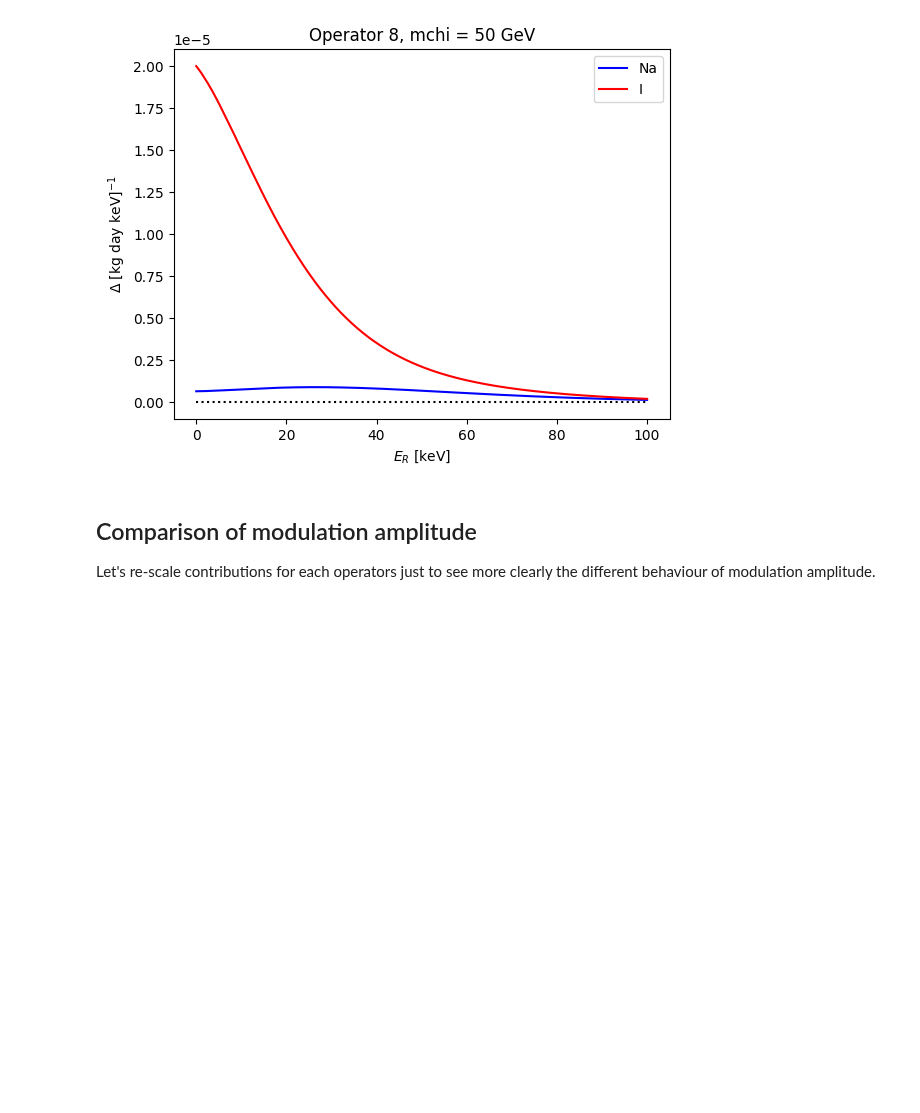
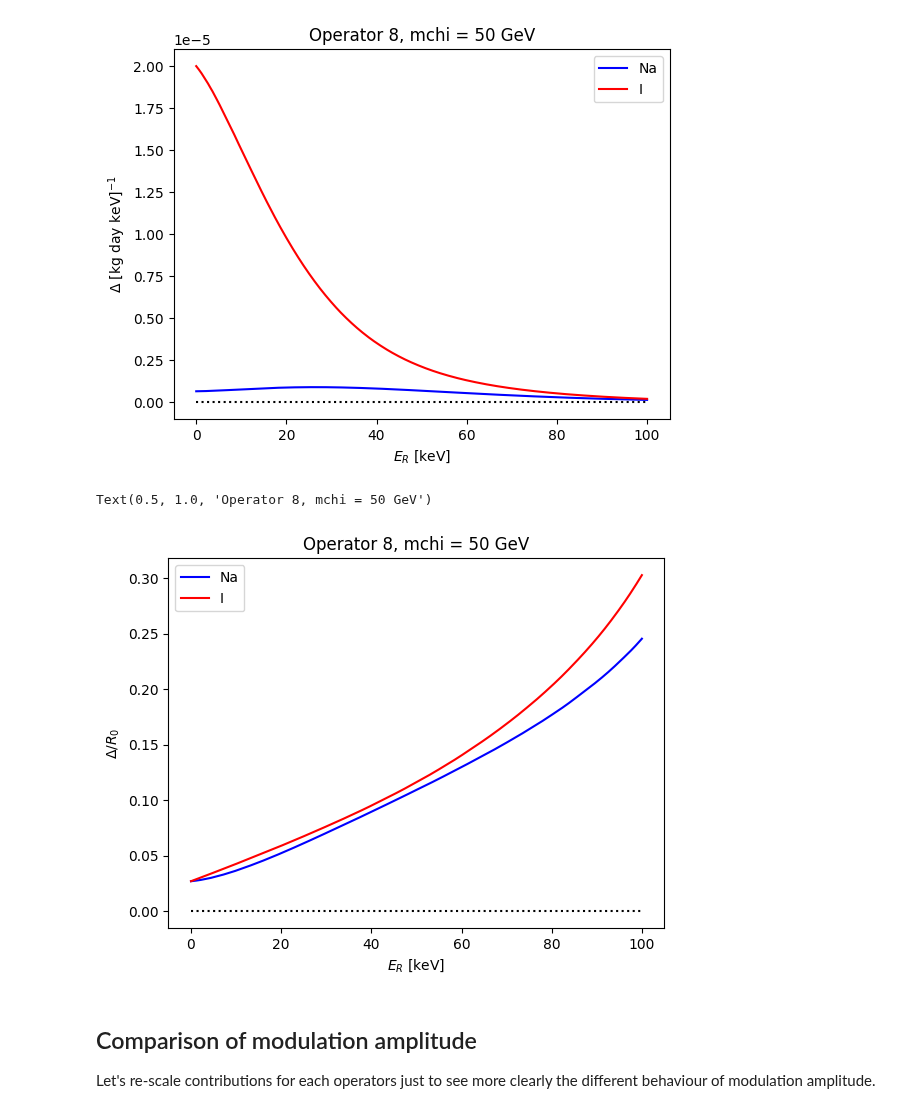
Before and after one commit to cheekyparticle/RAPIDD_for_DM, a Jupyter notebook: rapidd/modulation.ipynb, the cells around one changed output. Drawn from its saved outputs; the diff is of its cells as text; code cells hidden in the pictures; blank space fills up the shorter version.

```diff
--- a/rapidd/modulation.ipynb
+++ b/rapidd/modulation.ipynb
@@ -181,6 +218,21 @@ plt.title(f"Operator 8, mchi = {m} GeV")
 # %% [output]
 Text(0.5, 1.0, 'Operator 8, mchi = 50 GeV')
 [figure]
+# %%
+av_Na_8 = rate_av(m, energies, target='Na')
+av_I_8 = rate_av(m, energies, target='I')
+# %%
+plt.plot(energies, mod_Na_8 / av_Na_8, 'b', label='Na')
+plt.plot(energies, mod_I_8 / av_I_8, 'r', label='I')
+plt.hlines(0,0,100,'k',linestyle=':')
+
+plt.xlabel(r"$E_R$ [keV]")
+plt.ylabel(r"$\Delta/R_0$")
+plt.legend()
+plt.title(f"Operator 8, mchi = {m} GeV")
+# %% [output]
+Text(0.5, 1.0, 'Operator 8, mchi = 50 GeV')
+[figure, added]
 # %% [markdown]
 ## Comparison of modulation amplitude
 
```
Also changed, not shown: parts of 6 cells of this notebook.
